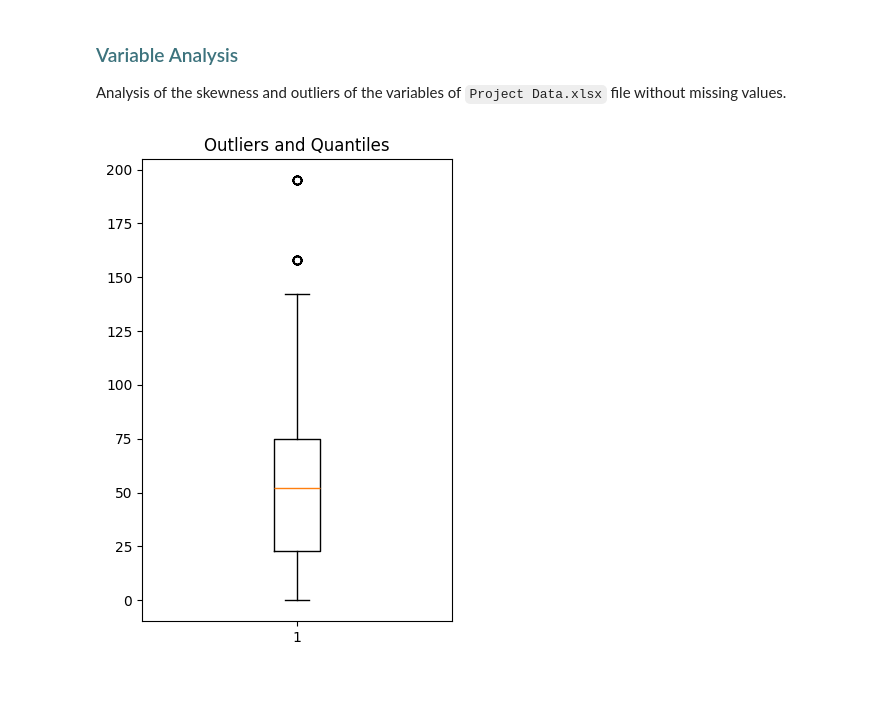
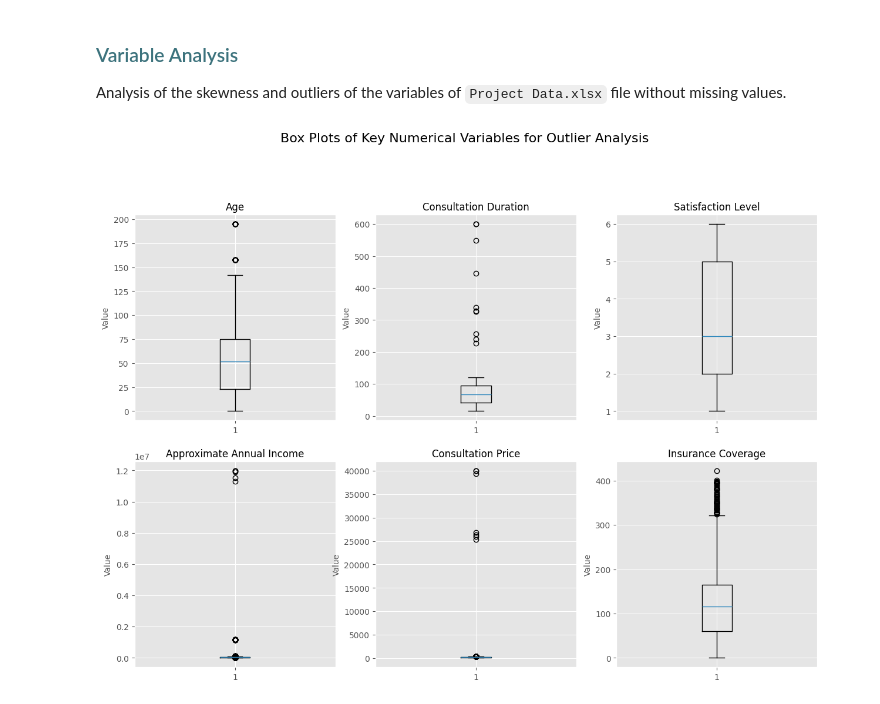
Before and after one commit to gugaffranco/datapreprocessing, a Jupyter notebook: G08 - Code.ipynb, the cells around one changed output. Drawn from its saved outputs; the diff is of its cells as text; code cells hidden in the pictures.

```diff
--- a/G08 - Code.ipynb
+++ b/G08 - Code.ipynb
@@ -13,6 +13,8 @@ import numpy as np
 import matplotlib.pyplot as plt
 import seaborn as sns
 import openpyxl
+# %%
+plt.style.use('ggplot')
 # %% [markdown]
 <hr style = "border: 3px solid #3D737D;">
 <h2  style = "color : #3D737D;text-align : center;"> Part A - Data Understanding & Cleaning</h2>
@@ -59,12 +61,31 @@ memory usage: 1.2+ MB
 <h3 style = "color : #3D737D;">Variable Analysis</h3>
 <p style = "font-size : 15px;">Analysis of the skewness and outliers of the variables of <code>Project Data.xlsx</code> file without missing values.</p>
 # %%
-fig, ax1 = plt.subplots(figsize=(4, 6))
-
-ax1.boxplot(project_data["Age"].dropna())
-
-ax1.set_title("Outliers and Quantiles")
-
-plt.show()
+numerical_cols = [
+    'Age',
+    'Consultation Duration',
+    'Satisfaction Level',
+    'Approximate Annual Income',
+    'Consultation Price',
+    'Insurance Coverage'
+]
-# %% [output]
-[figure, removed]
+# %%
+fig, axes = plt.subplots(2, 3, figsize=(15, 10))
+axes = axes.flatten()
+
+fig.suptitle('Box Plots of Key Numerical Variables for Outlier Analysis',
+             fontsize=16, y=1.02)
+
+for i, col in enumerate(numerical_cols):
+    if col in project_data.columns:
+        # Crucial Concept: .dropna() ensures the boxplot only uses non-missing values
+        data_to_plot = project_data[col].dropna()
+
+        if not data_to_plot.empty:
+            axes[i].boxplot(data_to_plot)
+            axes[i].set_title(col, fontsize=12)
+            axes[i].set_ylabel('Value', fontsize=10)
+        else:
+            axes[i].set_title(f"{col}\n(No Data Available)", fontsize=12)
+# %% [output]
+[figure, added]
```
